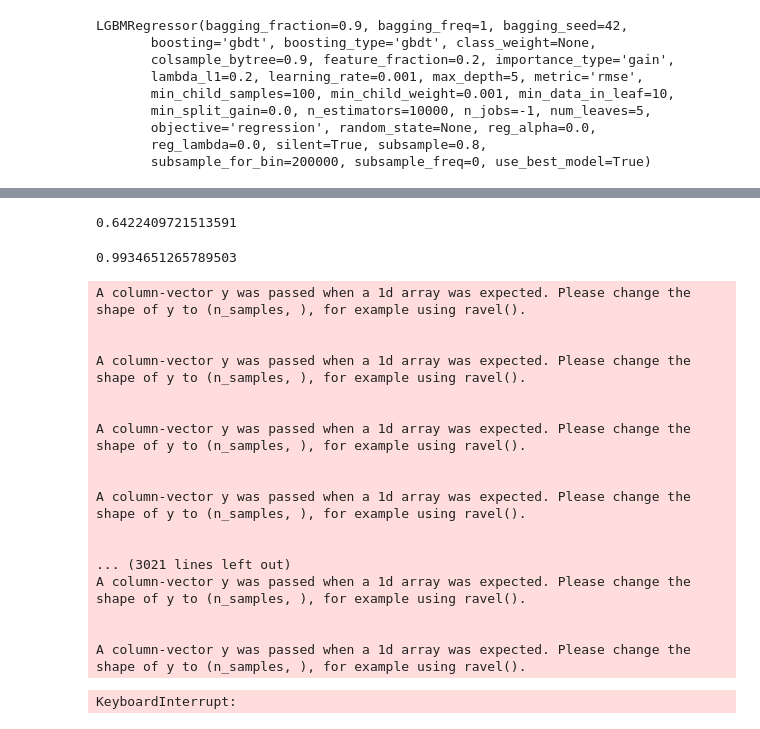
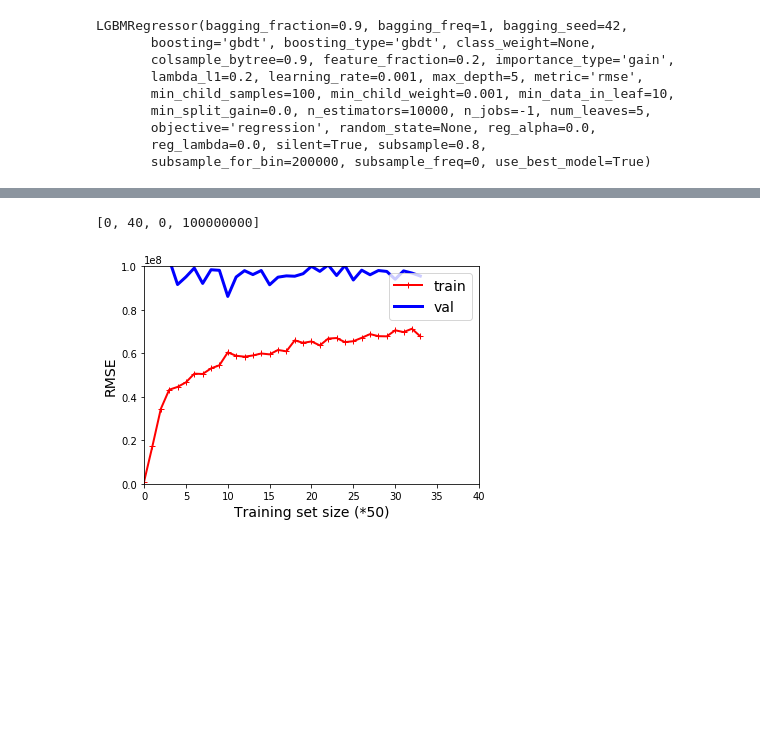
Before and after one commit to Jan-Majewski/Kaggle, a Jupyter notebook: 01_TMBD_Box-revenue_fighting_overfit.ipynb, the cells around one changed output, grey strips where cells are left out. Drawn from its saved outputs; the diff is of its cells as text; code cells hidden in the pictures; blank space fills up the shorter version.

```diff
--- a/01_TMBD_Box-revenue_fighting_overfit.ipynb
+++ b/01_TMBD_Box-revenue_fighting_overfit.ipynb
@@ -1222,0 +916,12 @@ sorted(zip(feature_importances, attributes), reverse=True)
+# %%
+param_grid = [
+    {'n_estimators':[10,30,90], "learning_rate":[0.03,0.1,0.5],"loss":["linear","square","exponential"]},
+
+]
+# %%
+ada_reg=AdaBoostRegressor(random_state=10)
+
+grid_search = GridSearchCV(ada_reg, param_grid, cv=5,
+                          scoring='neg_mean_squared_error',return_train_score=True)
+
+grid_search.fit(X_train_prep, y_train)
@@ -1223,3 +940,3 @@ sorted(zip(feature_importances, attributes), reverse=True)
 # %%
-final_model = grid_search.best_estimator_
+ada_reg = grid_search.best_estimator_
 # %%
@@ -1298,2 +952,0 @@ ens_reg=ensemble.GradientBoostingRegressor(n_estimators = 400, max_depth=5, min_
-# %%
-ens_reg.fit(X_train_prep, y_train.values)
@@ -1310,31 +953,7 @@ GradientBoostingRegressor(alpha=0.9, criterion='friedman_mse', init=None,
-# %%
-ens_reg.score(X_test_prep, y_test.values)
-# %% [output]
-0.6422409721513591
-# %%
-ens_reg.score(X_train_prep, y_train.values)
-# %% [output]
-0.9934651265789503
 # %%
-plot_learning_curves(ens_reg, X_train_prep.values, y_train.values)
-plt.axis([0, 2000, 0, 100312417])                         # not shown in the book
+plot_learning_curves(ada_reg, X_train_prep.values, y_train)
+plt.axis([0, 40, 0, 100000000])                         # not shown in the book
 plt.show()
 # %% [output]
-A column-vector y was passed when a 1d array was expected. Please change the shape of y to (n_samples, ), for example using ravel().
-
-
-A column-vector y was passed when a 1d array was expected. Please change the shape of y to (n_samples, ), for example using ravel().
-
-
-A column-vector y was passed when a 1d array was expected. Please change the shape of y to (n_samples, ), for example using ravel().
-
-
-A column-vector y was passed when a 1d array was expected. Please change the shape of y to (n_samples, ), for example using ravel().
-
-
-... (3021 lines left out)
-A column-vector y was passed when a 1d array was expected. Please change the shape of y to (n_samples, ), for example using ravel().
-
-
-A column-vector y was passed when a 1d array was expected. Please change the shape of y to (n_samples, ), for example using ravel().
+[0, 40, 0, 100000000]
-KeyboardInterrupt:
+[figure, added]
```
Also changed, not shown: parts of 116 cells of this notebook.
